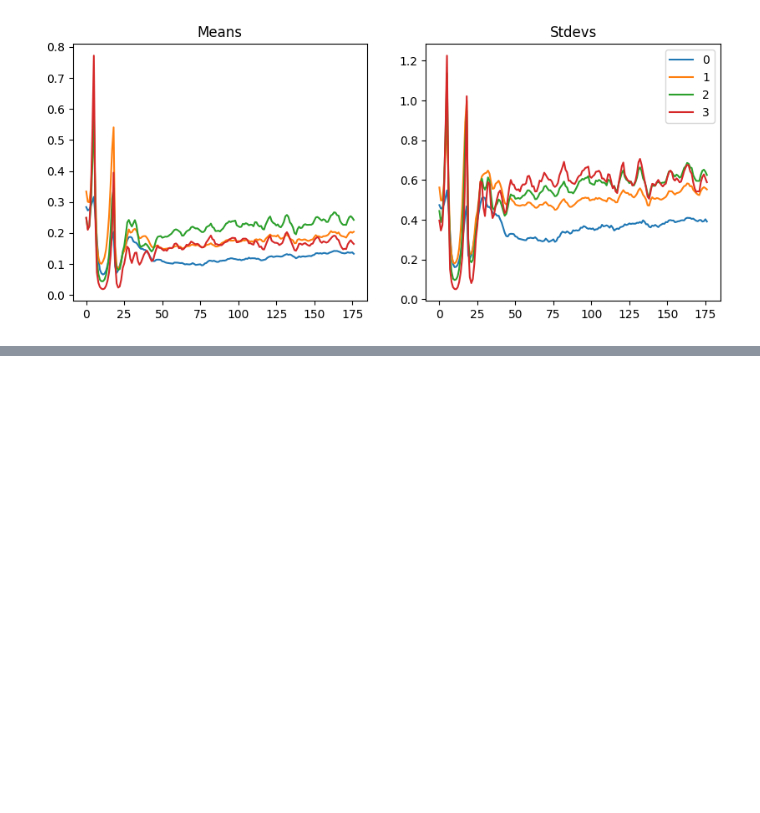
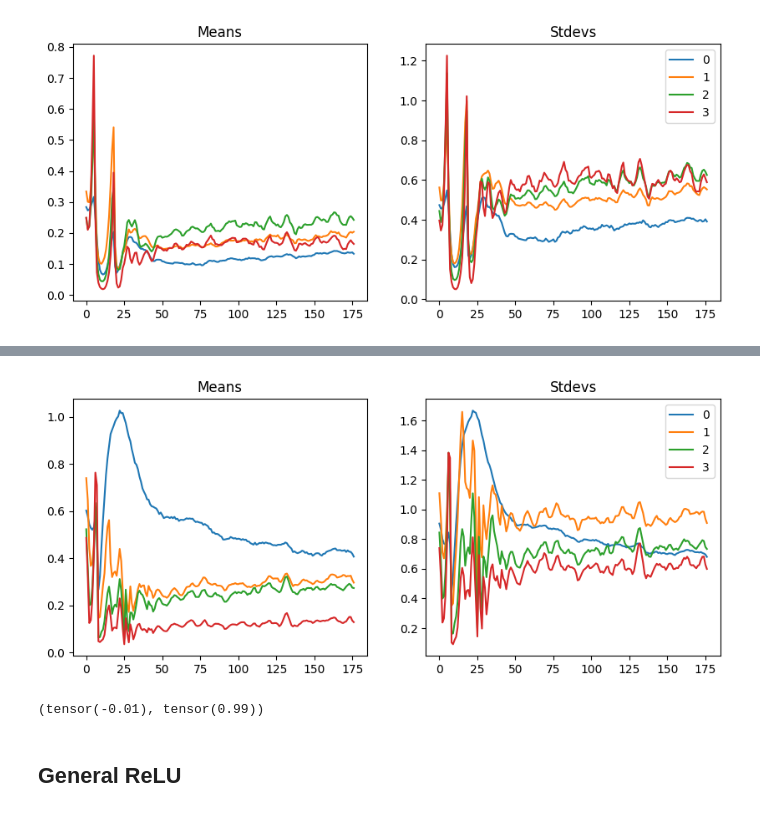
Before and after one commit to teome/diffusion-play, a Jupyter notebook: nbs/11_initialisation.ipynb, the cells around one changed output, grey strips where cells are left out. Cells and saved outputs as stored; diff of their text form; code cells hidden in the pictures; blank space fills up the shorter version.

```diff
--- a/nbs/11_initialisation.ipynb
+++ b/nbs/11_initialisation.ipynb
@@ -203,0 +244,4 @@ astats.plot_stats()
+# %%
+astats.plot_stats()
+# %% [output]
+[figure, added]
@@ -203,0 +254,6 @@ astats.plot_stats()
+# %%
+xb.mean(), xb.std()
+# %% [output]
+(tensor(-0.01), tensor(0.99))
+# %% [markdown]
+## General ReLU
```
Also changed, not shown: parts of 24 cells of this notebook.
